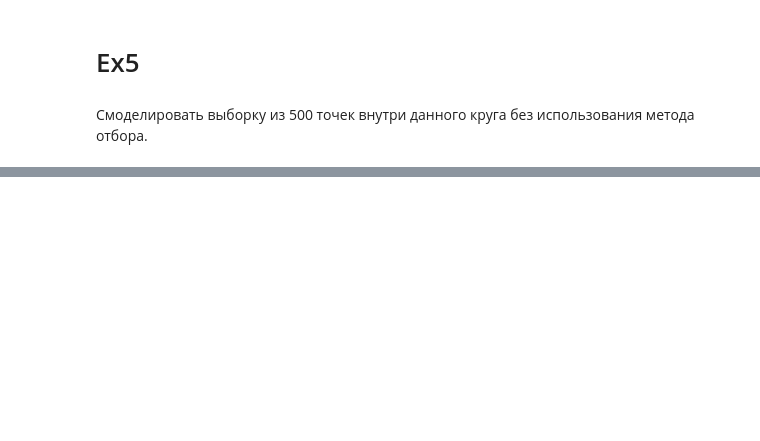
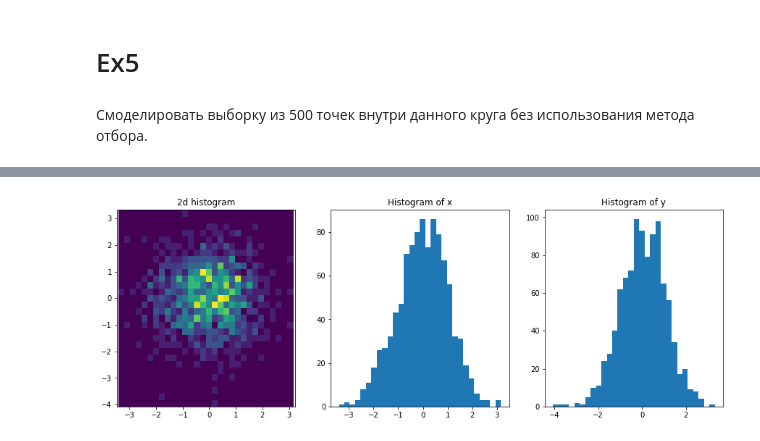
Before and after one commit to isakovaAR/homework, a Jupyter notebook: homework5.ipynb, the cells around one changed output, grey strips where cells are left out. Cells and saved outputs as stored; diff of their text form; code cells hidden in the pictures; blank space fills up the shorter version.

```diff
--- a/homework5.ipynb
+++ b/homework5.ipynb
@@ -132,0 +180,18 @@ plt.show()
+# %%
+n = 1000
+u1, u2 = np.random.rand(2, n)
+r = np.sqrt(-2 * np.log(u1))
+theta = 2 * np.pi * u2
+x = r * np.cos(theta)
+y = r * np.sin(theta)
+fig, ax = plt.subplots(1, 3, figsize=(15, 5))
+ax[0].hist2d(x, y, bins=30)
+ax[0].axis('equal')
+ax[1].hist(x, bins=30)
+ax[2].hist(y, bins=30)
+ax[0].set_title("2d histogram")
+ax[1].set_title("Histogram of x")
+ax[2].set_title("Histogram of y")
+plt.show()
+# %% [output]
+[figure, added]
```
Also changed, not shown: parts of 19 cells of this notebook.
